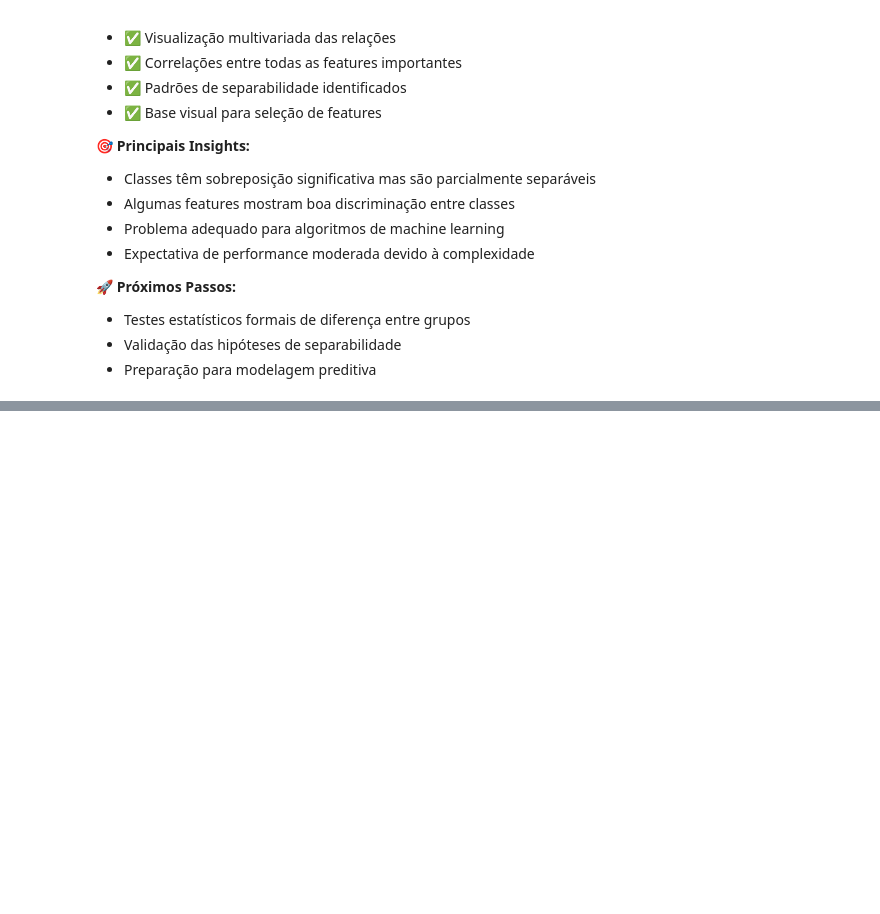
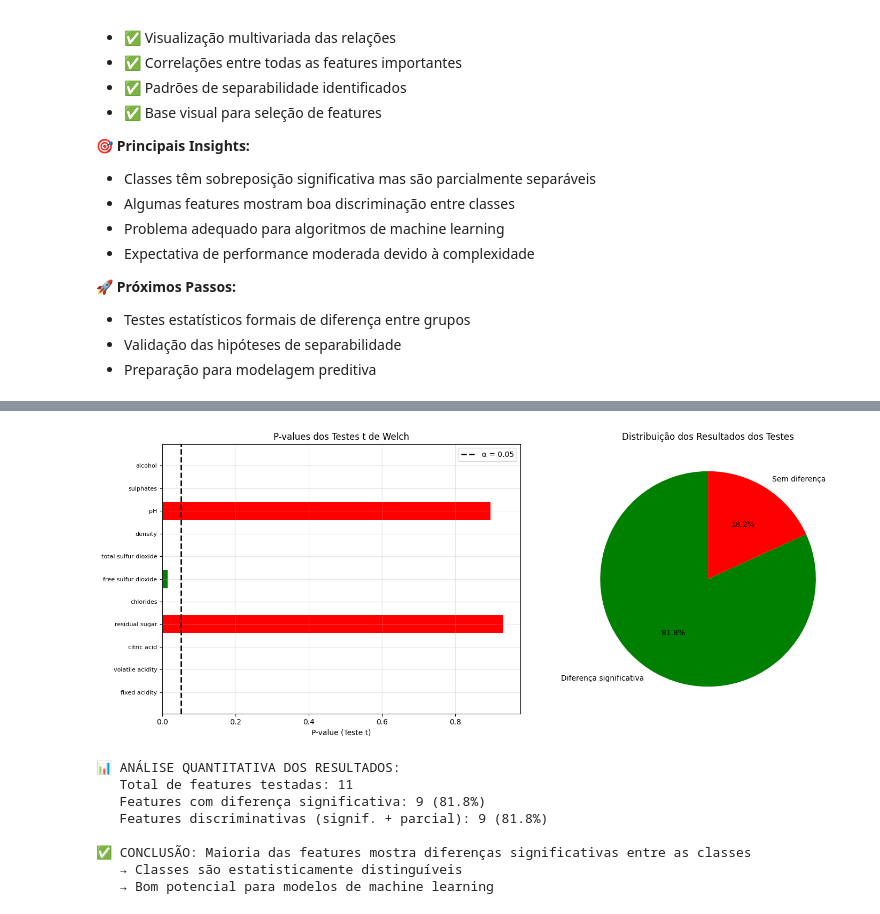
Before and after one commit to Guilherme0202PM/wine-data-science-case, a Jupyter notebook: Case_vinhos.ipynb, the cells around one changed output, grey strips where cells are left out. Cells and saved outputs as stored; diff of their text form; code cells hidden in the pictures; blank space fills up the shorter version.

```diff
--- a/Case_vinhos.ipynb
+++ b/Case_vinhos.ipynb
@@ -1355,0 +1494,55 @@ citric acid          0.238        0.183      0.300        0.200      0.32
+# %%
+# Visualização dos resultados dos testes
+fig, axes = plt.subplots(1, 2, figsize=(15, 6))
+
+# Gráfico 1: P-values dos testes t
+p_values_t = [r['t_pvalue'] for r in results]
+feature_names = [r['feature'] for r in results]
+
+axes[0].barh(range(len(features)), p_values_t, color=['green' if p < alpha else 'red' for p in p_values_t])
+axes[0].axvline(x=alpha, color='black', linestyle='--', linewidth=2, label=f'α = {alpha}')
+axes[0].set_yticks(range(len(features)))
+axes[0].set_yticklabels(feature_names, fontsize=8)
+axes[0].set_xlabel('P-value (Teste t)')
+axes[0].set_title('P-values dos Testes t de Welch')
+axes[0].legend()
+axes[0].grid(True, alpha=0.3)
+
+# Gráfico 2: Distribuição das conclusões
+conclusoes = [r['conclusao'] for r in results]
+conclusao_counts = pd.Series(conclusoes).value_counts()
+
+colors = {'Diferença significativa': 'green', 'Evidência parcial': 'orange', 'Sem diferença': 'red'}
+plot_colors = [colors[c] for c in conclusao_counts.index]
+
+axes[1].pie(conclusao_counts.values, labels=conclusao_counts.index, autopct='%1.1f%%',
+           colors=plot_colors, startangle=90)
+axes[1].set_title('Distribuição dos Resultados dos Testes')
+
+plt.tight_layout()
+plt.show()
+
+# Análise quantitativa dos resultados
+print(f"\n📊 ANÁLISE QUANTITATIVA DOS RESULTADOS:")
+print(f"   Total de features testadas: {len(features)}")
+print(f"   Features com diferença significativa: {len(significant_features)} ({len(significant_features)/len(features)*100:.1f}%)")
+print(f"   Features discriminativas (signif. + parcial): {len(significant_features) + len(partial_features)} ({(len(significant_features) + len(partial_features))/len(features)*100:.1f}%)")
+
+if len(significant_features) >= len(features) // 2:
+    print(f"\n✅ CONCLUSÃO: Maioria das features mostra diferenças significativas entre as classes")
+    print(f"   → Classes são estatisticamente distinguíveis")
+    print(f"   → Bom potencial para modelos de machine learning")
+else:
+    print(f"\n⚠️ CONCLUSÃO: Menos da metade das features é significativamente diferente")
+    print(f"   → Classes têm sobreposição considerável")
+    print(f"   → Desafio moderado para modelos de machine learning")
+# %% [output]
+[figure, added]
+📊 ANÁLISE QUANTITATIVA DOS RESULTADOS:
+   Total de features testadas: 11
+   Features com diferença significativa: 9 (81.8%)
+   Features discriminativas (signif. + parcial): 9 (81.8%)
+
+✅ CONCLUSÃO: Maioria das features mostra diferenças significativas entre as classes
+   → Classes são estatisticamente distinguíveis
+   → Bom potencial para modelos de machine learning
```
Also changed, not shown: parts of 15 cells of this notebook.
